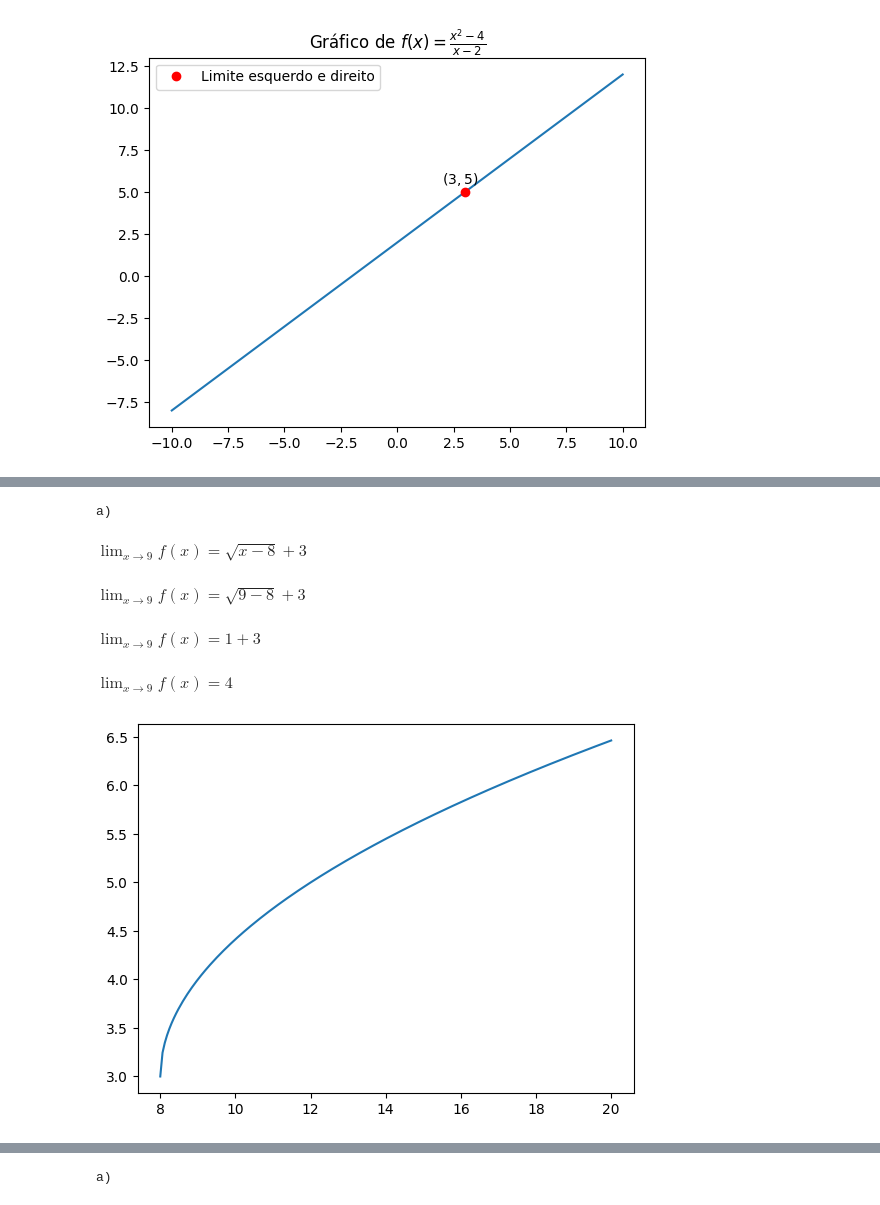
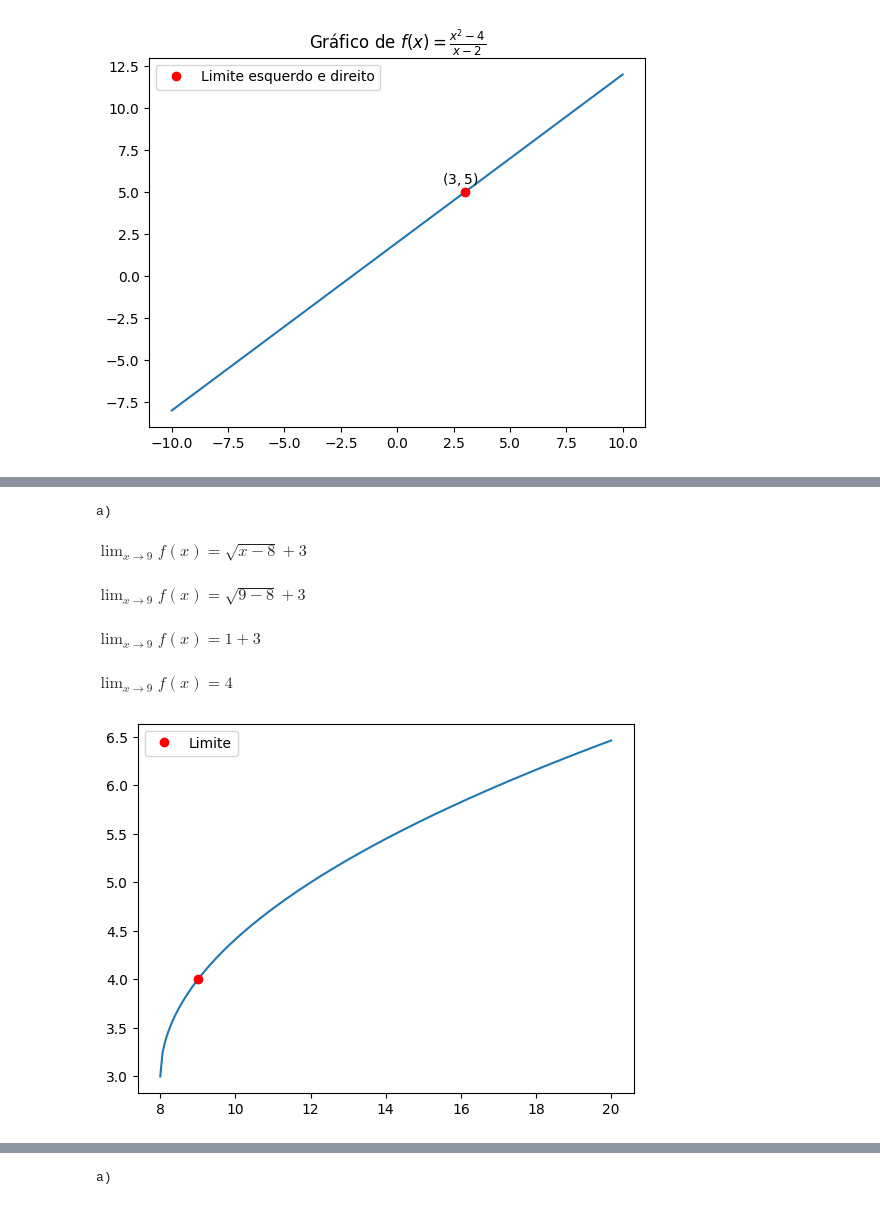
Before and after one commit to Frankossin/Trabalho-Franklin, a Jupyter notebook: TPG1.ipynb, the cells around one changed output, grey strips where cells are left out. Saved outputs shown, nothing was run; the diff lists cells and outputs as text; code cells hidden in the pictures.

```diff
--- a/TPG1.ipynb
+++ b/TPG1.ipynb
@@ -100,34 +104,36 @@ $\displaystyle \lim_{x \to 2} f(x) = 3$
 print("a)")
 x = sp.symbols('x')
 f_x = sp.sqrt(x)-3 / (x-9)
 f_x_1 = sp.factor(sp.sqrt(x) - 3 / (x-9))
 fx = sp.sqrt(x - 8) + 3
 
 #passo a passo
 display(Math(r"$\lim_{x \to 9} f(x) = {\sqrt{x - 8} + 3 }$"))
 print("\n")
 display(Math(r"$\lim_{x \to 9} f(x) = {\sqrt{9 - 8} + 3 }$"))
 print("\n")
 display(Math(r"$\lim_{x \to 9} f(x) = {1 + 3}$"))
 print("\n")
 limite = sp.limit(fx, x, 9)
 display(Math(r"\lim_{x \to 9} f(x) = " + f"{limite}"))
 print("\n")
 
 #plot
 xp = np.linspace(8,20,200)
 y = sp.sqrt(x - 8) + 3
 y_vals = np.array([sp.N(y.subs(x, val)) for val in xp])
 
 plt.plot(xp, y_vals)
+plt.plot(9,4,"o",color="red",label="Limite")
+plt.legend()
 plt.show()
 # %% [output]
 a)
 $\displaystyle \lim_{x \to 9} f(x) = {\sqrt{x - 8} + 3 }$
 $\displaystyle \lim_{x \to 9} f(x) = {\sqrt{9 - 8} + 3 }$
 $\displaystyle \lim_{x \to 9} f(x) = {1 + 3}$
 $\displaystyle \lim_{x \to 9} f(x) = 4$
-[figure, old version]
+[figure, new version]
 # %%
 #b)
 print("b)")
```
Also changed, not shown: parts of 5 cells of this notebook.
